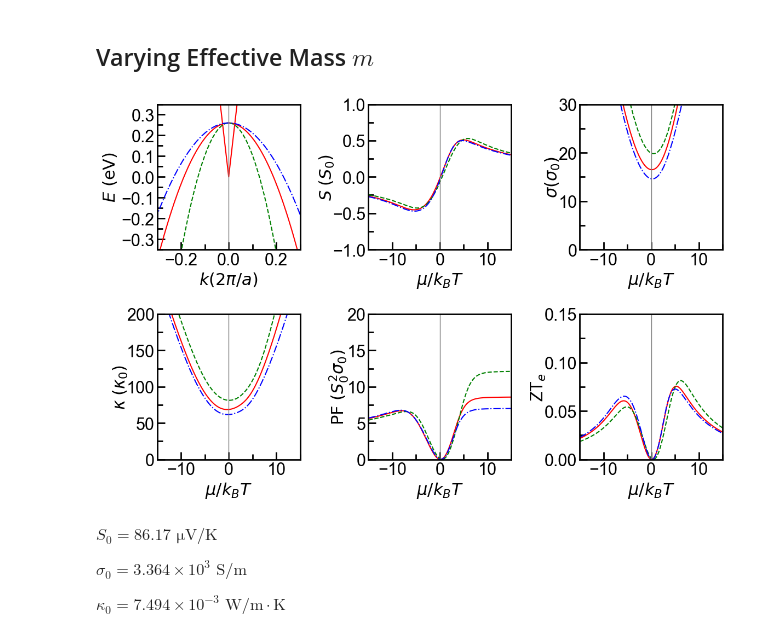
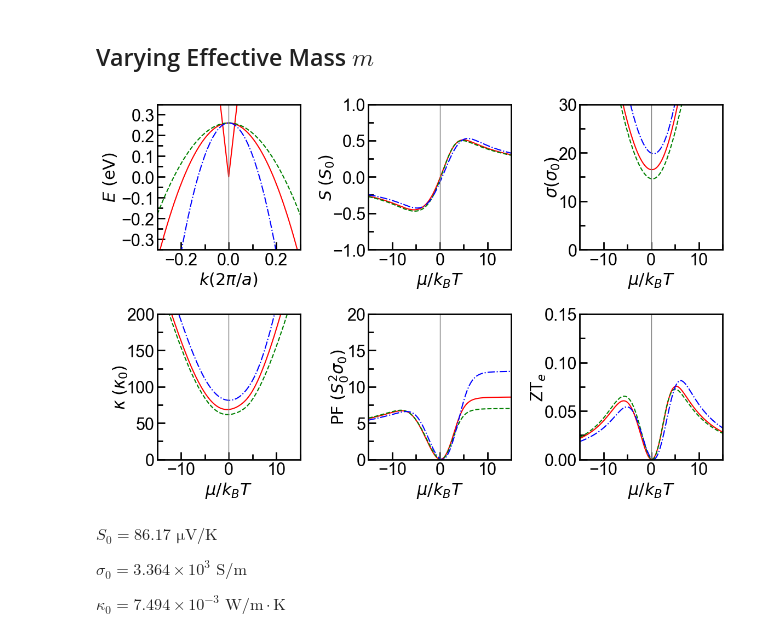
Before and after one commit to Normanthen/NLS-Thermoelectrics, a Jupyter notebook: Type I NLS/2BM-TypeI.ipynb, the cells around one changed output. Saved outputs shown, nothing was run; the diff lists cells and outputs as text; code cells hidden in the pictures.

```diff
--- a/Type I NLS/2BM-TypeI.ipynb
+++ b/Type I NLS/2BM-TypeI.ipynb
@@ -968,19 +968,19 @@ with open('output_vF.txt','a') as f:
 # %%
 plt.figure(figsize=(12,8))
 
-eff_mass2= 0.2*m0*10**(6)
-eff_mass3= 0.6*m0*10**(6)
+eff_mass2= 0.6*m0*10**(6)
+eff_mass3= 0.2*m0*10**(6)
 eshiftm1=eshift1
-eshiftm2=5
-eshiftm3=7
+eshiftm2=7
+eshiftm3=5
 
 
 #(a) Dispersion relation
 ax1 = plt.subplot(2,3,1)
 ax1.plot(kcc,fc, linestyle='solid', color='red', label=r'$D_{1}$')
 ax1.plot(kcc,-kcc**2/(2*0.068)+0.26,linestyle='solid', color='red', label=r'$P_{2}$')
-ax1.plot(kcc,-kcc**2/(2*0.032)+0.26,linestyle='dashed', color='green', label=r'$P_{1}$')
-ax1.plot(kcc,-kcc**2/(2*0.102)+0.26,linestyle='dashdot', color='blue', label=r'$P_{3}$')
+ax1.plot(kcc,-kcc**2/(2*0.102)+0.26,linestyle='dashed', color='green', label=r'$P_{1}$')
+ax1.plot(kcc,-kcc**2/(2*0.032)+0.26,linestyle='dashdot', color='blue', label=r'$P_{3}$')
 ax1.axis([-0.3,0.3,-0.35,0.35])
 ax1.axvline(0, color='grey', linestyle='-', linewidth=1)
 ax1.set_xlabel('$k (2\pi/a)$')
@@ -1068,34 +1068,34 @@ ax5.set_ylabel('$\mathrm{PF}~(S_0^2 \sigma_0)$')
 #ax5.yaxis.set_major_locator(mpl.ticker.MultipleLocator(1*1e-5))
 #ax5.yaxis.set_minor_locator(mpl.ticker.MultipleLocator(0.5))
 ax5.xaxis.set_tick_params(which='major', size=10, width=2, direction='in')
 ax5.xaxis.set_tick_params(which='minor', size=7, width=2, direction='in')
 ax5.yaxis.set_tick_params(which='major', size=10, width=2, direction='in')
 ax5.yaxis.set_tick_params(which='minor', size=7, width=2, direction='in')
 
 #(f) ZT
 ax6 = plt.subplot(2,3,6)
 ax6.plot(eta, ZT(eta+eshiftm1,e0,vF1,eff_mass1)*T,color='red',linestyle='solid')
 ax6.plot(eta, ZT(eta+eshiftm2,e0,vF1,eff_mass2)*T,color='green',linestyle='dashed')
 ax6.plot(eta, ZT(eta+eshiftm3,e0,vF1,eff_mass3)*T,color='blue',linestyle='dashdot')
 ax6.axis([-15,15,0,0.15]) # the format is [xmin,xmax,ymin,ymax]
 ax6.axvline(0, color='grey', linestyle='-', linewidth=1)
 ax6.xaxis.set_minor_locator(AutoMinorLocator(2))
 ax6.yaxis.set_minor_locator(AutoMinorLocator(2))
 ax6.yaxis.labelpad = -4
 ax6.set_xlabel('$\mu/k_BT$')
 ax6.set_ylabel('ZT$_{e}$')
 #ax6.yaxis.set_major_locator(mpl.ticker.MultipleLocator(0.010))
 #ax6.yaxis.set_minor_locator(mpl.ticker.MultipleLocator(0.25))
 ax6.xaxis.set_tick_params(which='major', size=10, width=2, direction='in')
 ax6.xaxis.set_tick_params(which='minor', size=7, width=2, direction='in')
 ax6.yaxis.set_tick_params(which='major', size=10, width=2, direction='in')
 ax6.yaxis.set_tick_params(which='minor', size=7, width=2, direction='in')
 
 
 plt.tight_layout()
 #plt.savefig('2BM_typeI(mass)_revised.pdf')
 # %% [output]
-[figure, old version]
+[figure, new version]
 # %% [markdown]
 $S_{0} = 86.17 \,\, \mathrm{\mu}\mathrm{V}/\mathrm{K}$
 
```
Also changed, not shown: parts of 2 cells of this notebook, 1 other file.
